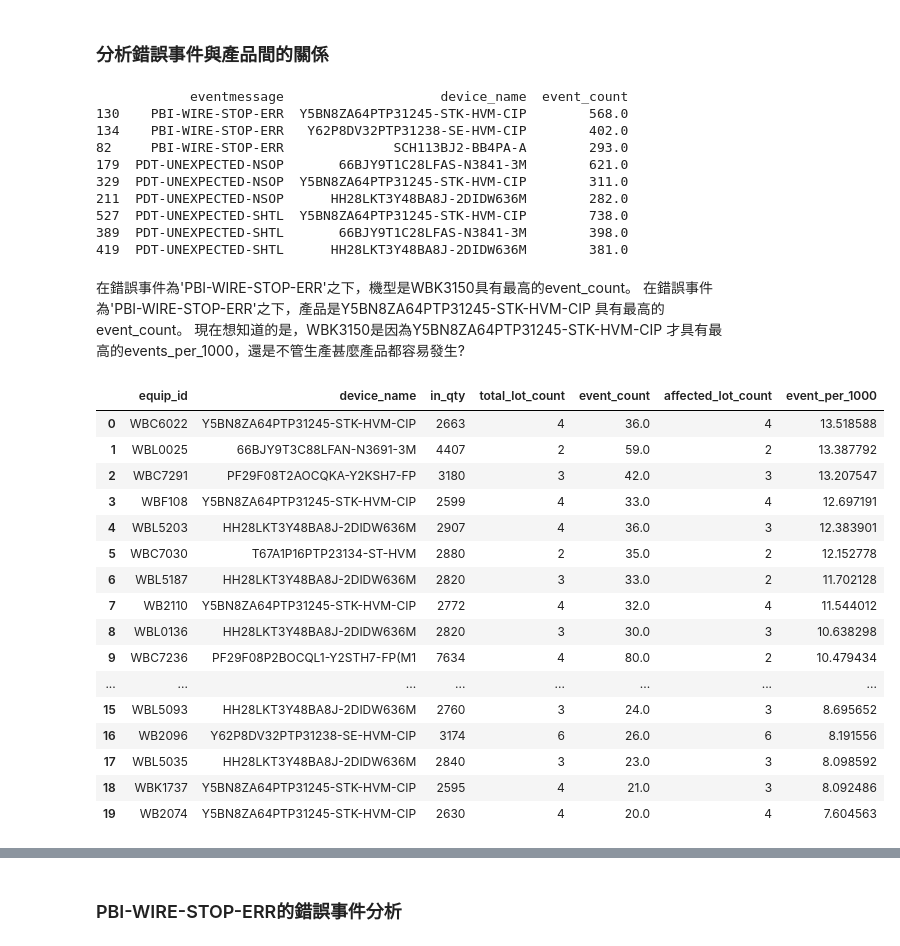
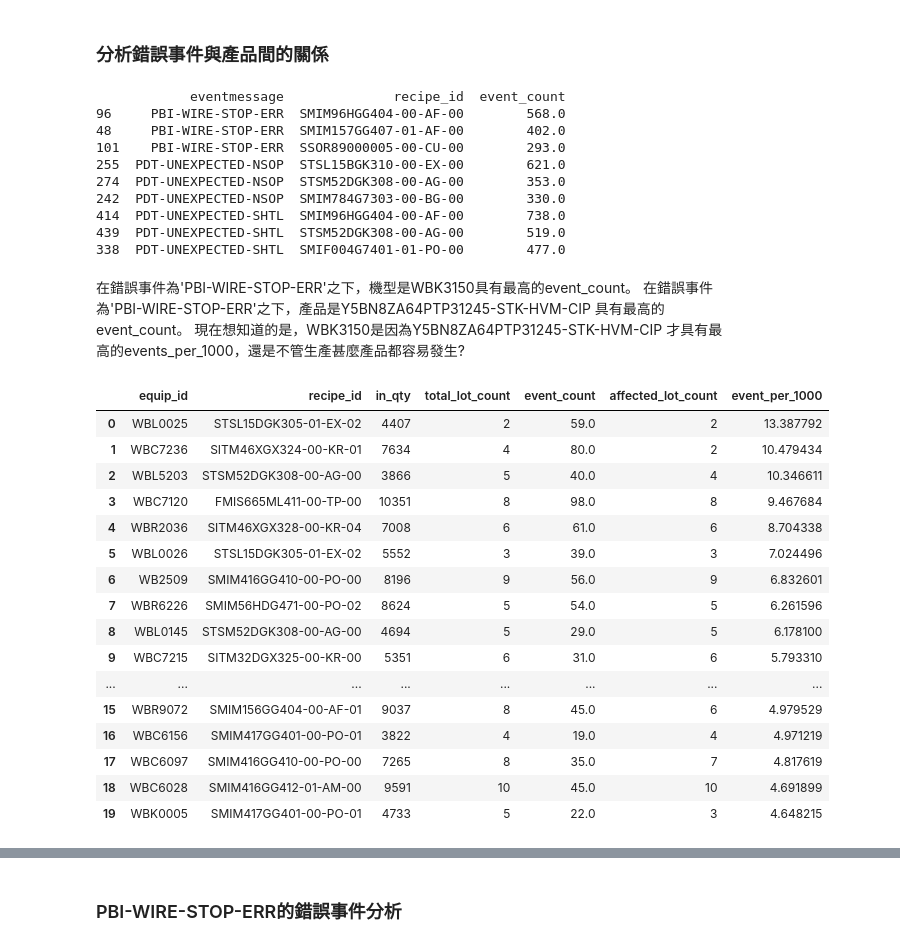
Before and after one commit to aceaceace123/test0804, a Jupyter notebook: WBMachine_ErrorEventAnalyze.ipynb, the cells around one changed output, grey strips where cells are left out. Saved outputs shown, nothing was run; the diff lists cells and outputs as text; code cells hidden in the pictures.

```diff
--- a/WBMachine_ErrorEventAnalyze.ipynb
+++ b/WBMachine_ErrorEventAnalyze.ipynb
@@ -252,7 +261,7 @@ print(event_machine.shape)
 ### 分析錯誤事件與產品間的關係
 # %%
 device_summary = (
-df.loc[df['eventmessage'].isin(main_events)].groupby(['eventmessage',"device_name"], as_index=False)
+df.loc[df['eventmessage'].isin(main_events)].groupby(['eventmessage',"recipe_id"], as_index=False)
 .agg(
 event_count=("eventcount", "sum")
 # machine_count=("equip_id", "nunique"),
@@ -266,16 +275,16 @@ event_count=("eventcount", "sum")
 device_summary = device_summary.sort_values(["eventmessage","event_count"],ascending=[True,False])
 print(device_summary.groupby("eventmessage", group_keys=False).head(3))
 # %% [output]
-            eventmessage                    device_name  event_count
-130    PBI-WIRE-STOP-ERR  Y5BN8ZA64PTP31245-STK-HVM-CIP        568.0
-134    PBI-WIRE-STOP-ERR   Y62P8DV32PTP31238-SE-HVM-CIP        402.0
-82     PBI-WIRE-STOP-ERR              SCH113BJ2-BB4PA-A        293.0
-179  PDT-UNEXPECTED-NSOP       66BJY9T1C28LFAS-N3841-3M        621.0
-329  PDT-UNEXPECTED-NSOP  Y5BN8ZA64PTP31245-STK-HVM-CIP        311.0
-211  PDT-UNEXPECTED-NSOP      HH28LKT3Y48BA8J-2DIDW636M        282.0
-527  PDT-UNEXPECTED-SHTL  Y5BN8ZA64PTP31245-STK-HVM-CIP        738.0
-389  PDT-UNEXPECTED-SHTL       66BJY9T1C28LFAS-N3841-3M        398.0
-419  PDT-UNEXPECTED-SHTL      HH28LKT3Y48BA8J-2DIDW636M        381.0
+            eventmessage              recipe_id  event_count
+96     PBI-WIRE-STOP-ERR  SMIM96HGG404-00-AF-00        568.0
+48     PBI-WIRE-STOP-ERR  SMIM157GG407-01-AF-00        402.0
+101    PBI-WIRE-STOP-ERR  SSOR89000005-00-CU-00        293.0
+255  PDT-UNEXPECTED-NSOP  STSL15BGK310-00-EX-00        621.0
+274  PDT-UNEXPECTED-NSOP  STSM52DGK308-00-AG-00        353.0
+242  PDT-UNEXPECTED-NSOP  SMIM784G7303-00-BG-00        330.0
+414  PDT-UNEXPECTED-SHTL  SMIM96HGG404-00-AF-00        738.0
+439  PDT-UNEXPECTED-SHTL  STSM52DGK308-00-AG-00        519.0
+338  PDT-UNEXPECTED-SHTL  SMIF004G7401-01-PO-00        477.0
 # %% [markdown]
 在錯誤事件為'PBI-WIRE-STOP-ERR'之下，機型是WBK3150具有最高的event_count。
 在錯誤事件為'PBI-WIRE-STOP-ERR'之下，產品是Y5BN8ZA64PTP31245-STK-HVM-CIP 具有最高的event_count。
@@ -289,7 +298,7 @@ event = "PDT-UNEXPECTED-SHTL"
 event_count_summary = (
     df[df["eventmessage"] == event]
     .groupby(
-        ["equip_id", "device_name"],
+        ["equip_id", "recipe_id"],
         as_index=False,
         dropna=False
     )
@@ -309,7 +318,7 @@ production_run_summary = (
             "step_id",
             "lot_id",
             "equip_id",
-            "device_name"
+            "recipe_id"
         ],
         as_index=False,
         dropna=False
@@ -325,7 +334,7 @@ production_run_summary = (
 production_summary = (
     production_run_summary
     .groupby(
-        ["equip_id", "device_name"],
+        ["equip_id", "recipe_id"],
         as_index=False,
         dropna=False
     )
@@ -340,7 +349,7 @@ production_summary = (
 # --------------------------------------------------
 machine_device_summary = production_summary.merge(
     event_count_summary,
-    on=["equip_id", "device_name"],
+    on=["equip_id", "recipe_id"],
     how="left"
 )
 
@@ -368,50 +377,50 @@ machine_device_summary["event_per_1000"] = np.where(
 
 # --------------------------------------------------
 # 6. Lot 發生率
 # --------------------------------------------------
 # machine_device_summary["affected_lot_rate"] = np.where(
 #     machine_device_summary["total_lot_count"] > 0,
 #     machine_device_summary["affected_lot_count"]
 #     / machine_device_summary["total_lot_count"],
 #     np.nan
 # )
 
 # --------------------------------------------------
 # 7. 篩選掉太低的in_qty數量
 # --------------------------------------------------
 minimum_inqty_count=machine_device_summary['in_qty'].quantile(0.25)
 machine_device_summary=machine_device_summary[machine_device_summary['in_qty']>=minimum_inqty_count]
 # --------------------------------------------------
 # 8. 排序
 # --------------------------------------------------
 machine_device_summary = (
     machine_device_summary
     .sort_values(
         ["event_per_1000", "event_count"],
         ascending=[False, False]
     )
     .reset_index(drop=True)
 )
 
 machine_device_summary.head(20)
 # %% [output]
-|  | equip_id | device_name | in_qty | total_lot_count | event_count | affected_lot_count | event_per_1000 |
-| 0 | WBC6022 | Y5BN8ZA64PTP31245-STK-HVM-CIP | 2663 | 4 | 36.0 | 4 | 13.518588 |
-| 1 | WBL0025 | 66BJY9T3C88LFAN-N3691-3M | 4407 | 2 | 59.0 | 2 | 13.387792 |
-| 2 | WBC7291 | PF29F08T2AOCQKA-Y2KSH7-FP | 3180 | 3 | 42.0 | 3 | 13.207547 |
-| 3 | WBF108 | Y5BN8ZA64PTP31245-STK-HVM-CIP | 2599 | 4 | 33.0 | 4 | 12.697191 |
-| 4 | WBL5203 | HH28LKT3Y48BA8J-2DIDW636M | 2907 | 4 | 36.0 | 3 | 12.383901 |
-| 5 | WBC7030 | T67A1P16PTP23134-ST-HVM | 2880 | 2 | 35.0 | 2 | 12.152778 |
-| 6 | WBL5187 | HH28LKT3Y48BA8J-2DIDW636M | 2820 | 3 | 33.0 | 2 | 11.702128 |
-| 7 | WB2110 | Y5BN8ZA64PTP31245-STK-HVM-CIP | 2772 | 4 | 32.0 | 4 | 11.544012 |
-| 8 | WBL0136 | HH28LKT3Y48BA8J-2DIDW636M | 2820 | 3 | 30.0 | 3 | 10.638298 |
-| 9 | WBC7236 | PF29F08P2BOCQL1-Y2STH7-FP(M1 | 7634 | 4 | 80.0 | 2 | 10.479434 |
+|  | equip_id | recipe_id | in_qty | total_lot_count | event_count | affected_lot_count | event_per_1000 |
+| 0 | WBL0025 | STSL15DGK305-01-EX-02 | 4407 | 2 | 59.0 | 2 | 13.387792 |
+| 1 | WBC7236 | SITM46XGX324-00-KR-01 | 7634 | 4 | 80.0 | 2 | 10.479434 |
+| 2 | WBL5203 | STSM52DGK308-00-AG-00 | 3866 | 5 | 40.0 | 4 | 10.346611 |
+| 3 | WBC7120 | FMIS665ML411-00-TP-00 | 10351 | 8 | 98.0 | 8 | 9.467684 |
+| 4 | WBR2036 | SITM46XGX328-00-KR-04 | 7008 | 6 | 61.0 | 6 | 8.704338 |
+| 5 | WBL0026 | STSL15DGK305-01-EX-02 | 5552 | 3 | 39.0 | 3 | 7.024496 |
+| 6 | WB2509 | SMIM416GG410-00-PO-00 | 8196 | 9 | 56.0 | 9 | 6.832601 |
+| 7 | WBR6226 | SMIM56HDG471-00-PO-02 | 8624 | 5 | 54.0 | 5 | 6.261596 |
+| 8 | WBL0145 | STSM52DGK308-00-AG-00 | 4694 | 5 | 29.0 | 5 | 6.178100 |
+| 9 | WBC7215 | SITM32DGX325-00-KR-00 | 5351 | 6 | 31.0 | 6 | 5.793310 |
 | ... | ... | ... | ... | ... | ... | ... | ... |
-| 15 | WBL5093 | HH28LKT3Y48BA8J-2DIDW636M | 2760 | 3 | 24.0 | 3 | 8.695652 |
-| 16 | WB2096 | Y62P8DV32PTP31238-SE-HVM-CIP | 3174 | 6 | 26.0 | 6 | 8.191556 |
-| 17 | WBL5035 | HH28LKT3Y48BA8J-2DIDW636M | 2840 | 3 | 23.0 | 3 | 8.098592 |
-| 18 | WBK1737 | Y5BN8ZA64PTP31245-STK-HVM-CIP | 2595 | 4 | 21.0 | 3 | 8.092486 |
-| 19 | WB2074 | Y5BN8ZA64PTP31245-STK-HVM-CIP | 2630 | 4 | 20.0 | 4 | 7.604563 |
+| 15 | WBR9072 | SMIM156GG404-00-AF-01 | 9037 | 8 | 45.0 | 6 | 4.979529 |
+| 16 | WBC6156 | SMIM417GG401-00-PO-01 | 3822 | 4 | 19.0 | 4 | 4.971219 |
+| 17 | WBC6097 | SMIM416GG410-00-PO-00 | 7265 | 8 | 35.0 | 7 | 4.817619 |
+| 18 | WBC6028 | SMIM416GG412-01-AM-00 | 9591 | 10 | 45.0 | 10 | 4.691899 |
+| 19 | WBK0005 | SMIM417GG401-00-PO-01 | 4733 | 5 | 22.0 | 3 | 4.648215 |
 # %%
 # production_run_summary[production_run_summary['equip_id']=='WB2075']
 # %%
```
Also changed, not shown: parts of 9 cells of this notebook.
